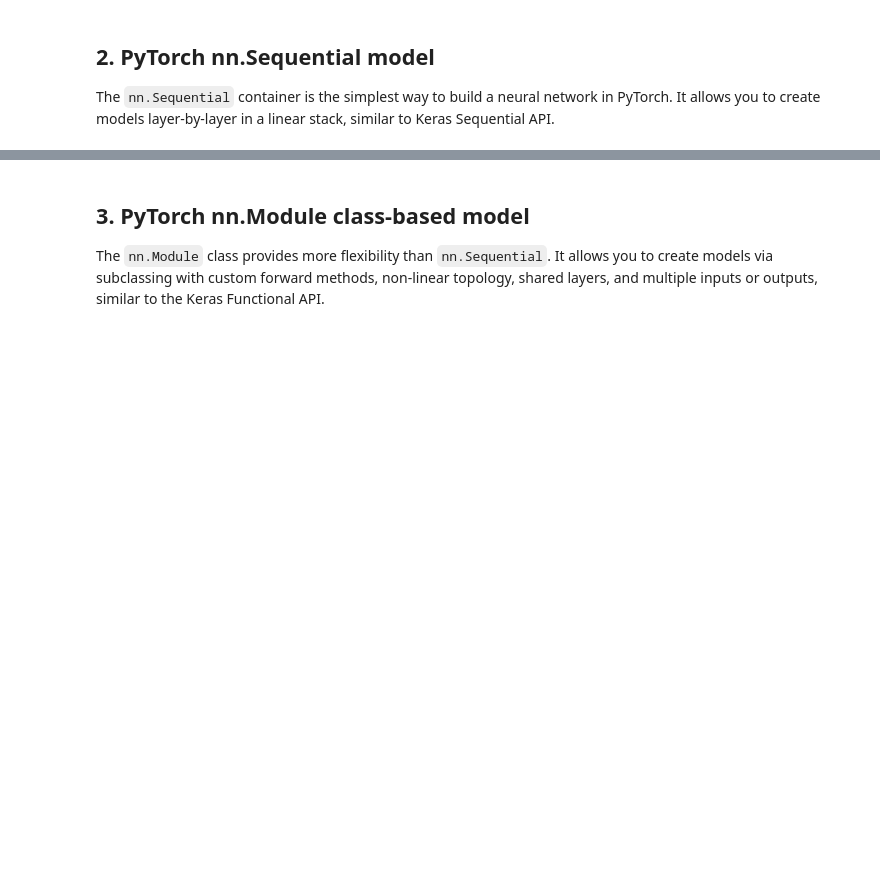
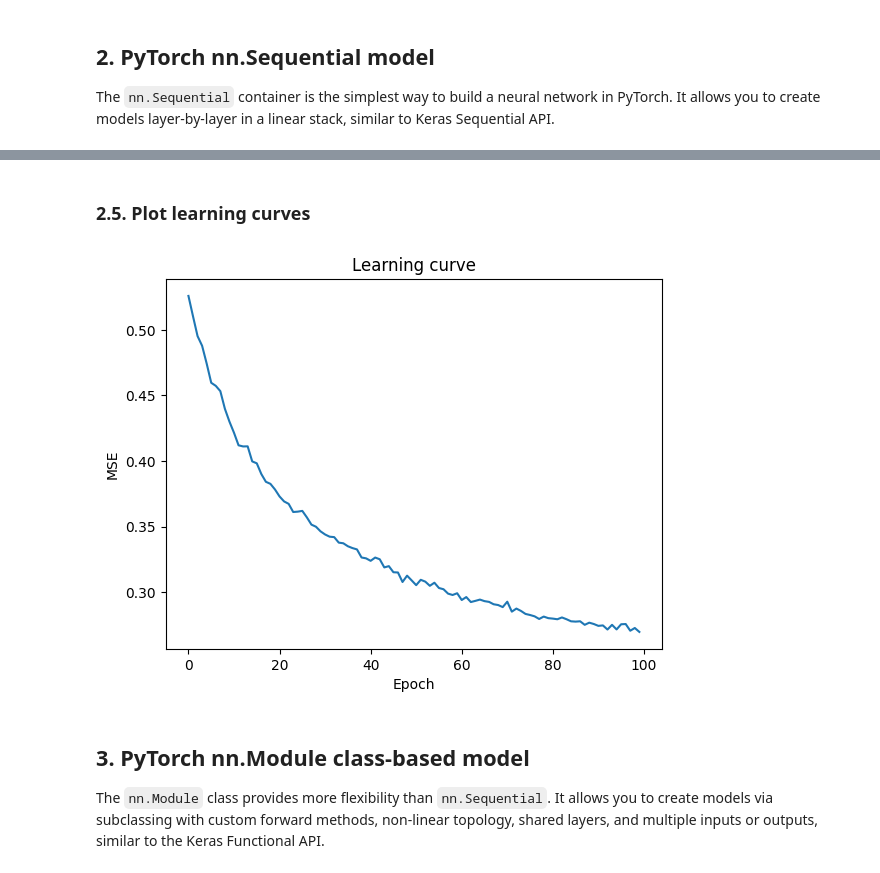
Before and after one commit to gperdrizet/FSA_devops, a Jupyter notebook: notebooks/unit4/lesson_29/Lesson_29_demo_part1.ipynb, the cells around one changed output, grey strips where cells are left out. Saved outputs shown, nothing was run; the diff lists cells and outputs as text; code cells hidden in the pictures; blank space fills up the shorter version.

```diff
--- a/notebooks/unit4/lesson_29/Lesson_29_demo_part1.ipynb
+++ b/notebooks/unit4/lesson_29/Lesson_29_demo_part1.ipynb
@@ -45,0 +48,9 @@ The `nn.Sequential` container is the simplest way to build a neural network in P
+# %%
+X_train = torch.tensor(training_df[features].values, dtype=torch.float32).to(device)
+y_train = torch.tensor(training_df[label].values, dtype=torch.float32).unsqueeze(1).to(device)
+
+X_test = torch.tensor(testing_df[features].values, dtype=torch.float32).to(device)
+y_test = torch.tensor(testing_df[label].values, dtype=torch.float32).unsqueeze(1).to(device)
+
+print(f'X_train shape: {X_train.shape}')
+print(f'y_train shape: {y_train.shape}')
@@ -45,0 +62,15 @@ The `nn.Sequential` container is the simplest way to build a neural network in P
+# %%
+sequential_model = nn.Sequential(
+    nn.Linear(8, 32), # Similar to 'Dense' in TensorFlow
+    nn.ReLU(),        # Activation function for previous layer
+    nn.Dropout(0.2),
+    nn.Linear(32, 64),
+    nn.ReLU(),
+    nn.Dropout(0.2),
+    nn.Linear(64, 32),
+    nn.ReLU(),
+    nn.Dropout(0.2),
+    nn.Linear(32, 1)
+).to(device)
+
+print(sequential_model)
@@ -45,0 +90,3 @@ The `nn.Sequential` container is the simplest way to build a neural network in P
+# %%
+criterion = nn.MSELoss()
+optimizer = optim.Adam(sequential_model.parameters(), lr=1e-2)
@@ -45,0 +132,8 @@ The `nn.Sequential` container is the simplest way to build a neural network in P
+# %%
+sequential_history = train_model(
+    model = sequential_model,
+    X_train = X_train,
+    y_train = y_train,
+    criterion = criterion,
+    optimizer = optimizer
+)
@@ -46,3 +158,13 @@ The `nn.Sequential` container is the simplest way to build a neural network in P
+# %% [markdown]
+### 2.5. Plot learning curves
+# %%
+plt.title('Learning curve')
+plt.plot(sequential_history['loss'])
+plt.xlabel('Epoch')
+plt.ylabel('MSE')
+plt.show()
+# %% [output]
+[figure, added]
 # %% [markdown]
 ## 3. PyTorch nn.Module class-based model
 
```
Also changed, not shown: parts of 8 cells of this notebook.
